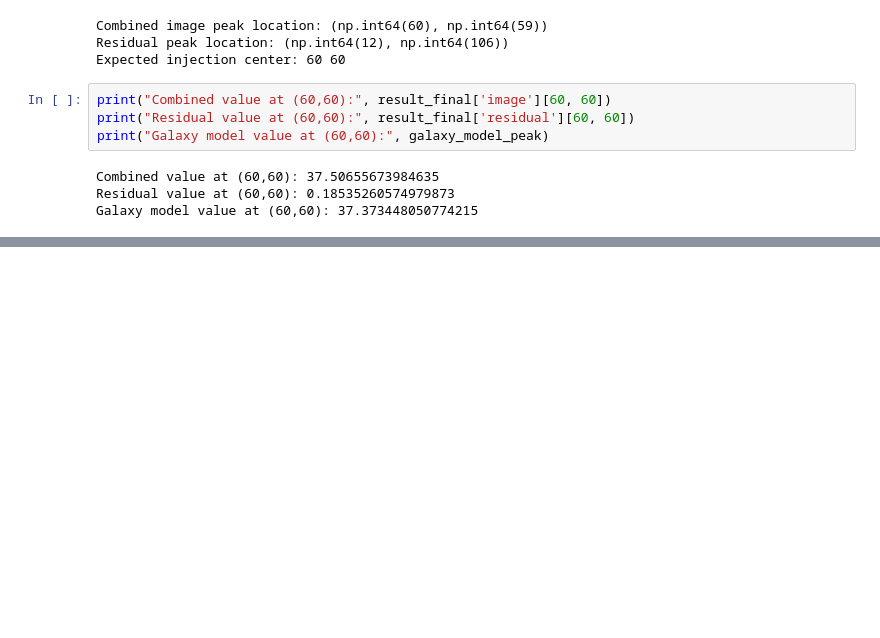
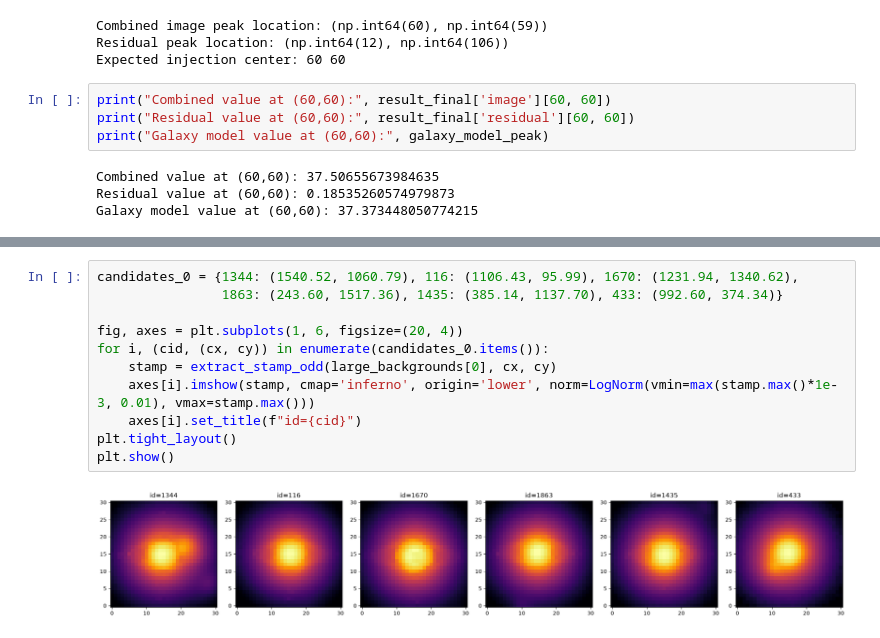
Before and after one commit to ekanshgouttam/gravitational-lens-engine, a Jupyter notebook: notebooks/03_hsc_real_backgrounds.ipynb, the cells around one changed output, grey strips where cells are left out. Cells and saved outputs as stored; diff of their text form; blank space fills up the shorter version.

```diff
--- a/notebooks/03_hsc_real_backgrounds.ipynb
+++ b/notebooks/03_hsc_real_backgrounds.ipynb
@@ -803,0 +918,13 @@ Galaxy model value at (60,60): 37.373448050774215
+# %%
+candidates_0 = {1344: (1540.52, 1060.79), 116: (1106.43, 95.99), 1670: (1231.94, 1340.62),
+                1863: (243.60, 1517.36), 1435: (385.14, 1137.70), 433: (992.60, 374.34)}
+
+fig, axes = plt.subplots(1, 6, figsize=(20, 4))
+for i, (cid, (cx, cy)) in enumerate(candidates_0.items()):
+    stamp = extract_stamp_odd(large_backgrounds[0], cx, cy)
+    axes[i].imshow(stamp, cmap='inferno', origin='lower', norm=LogNorm(vmin=max(stamp.max()*1e-3, 0.01), vmax=stamp.max()))
+    axes[i].set_title(f"id={cid}")
+plt.tight_layout()
+plt.show()
+# %% [output]
+[figure, added]
```
Also changed, not shown: parts of 16 cells of this notebook, 1 other file.
